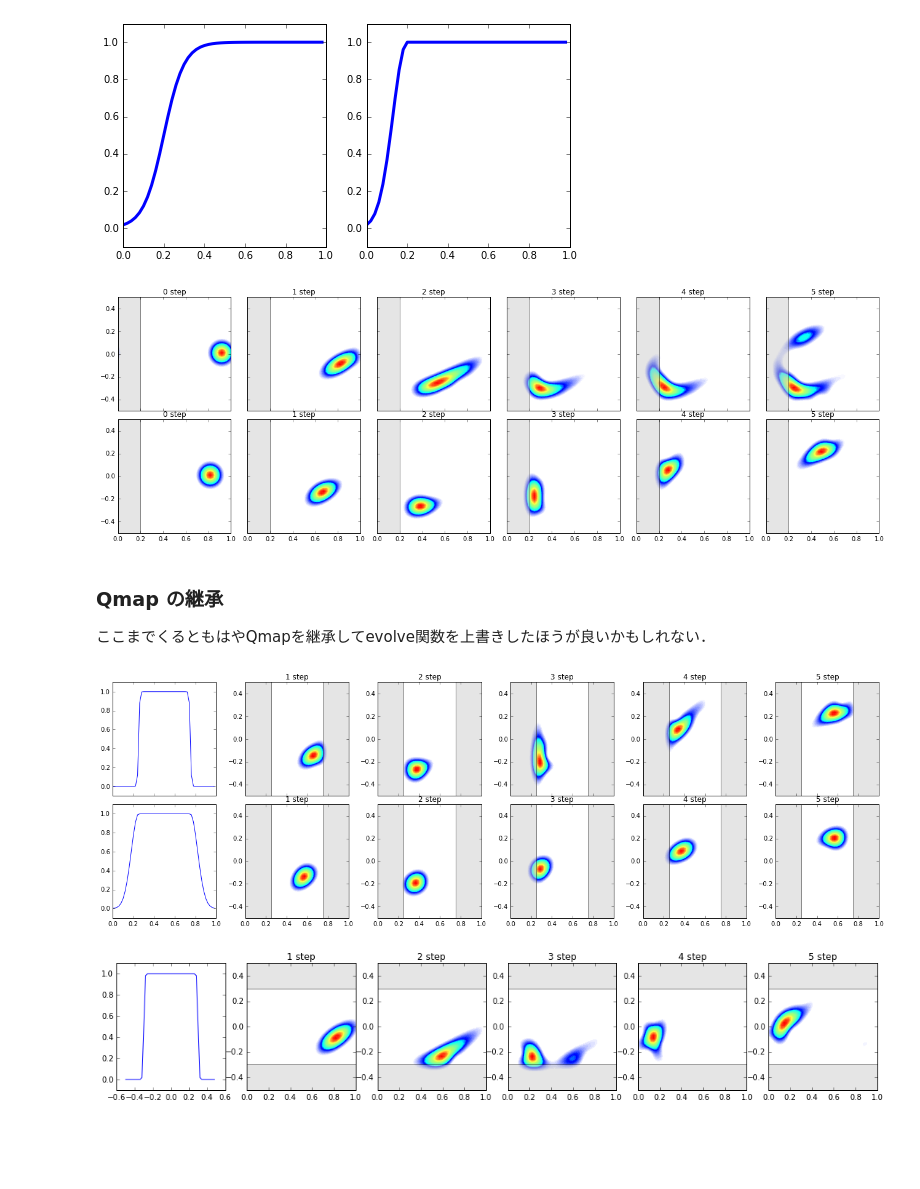
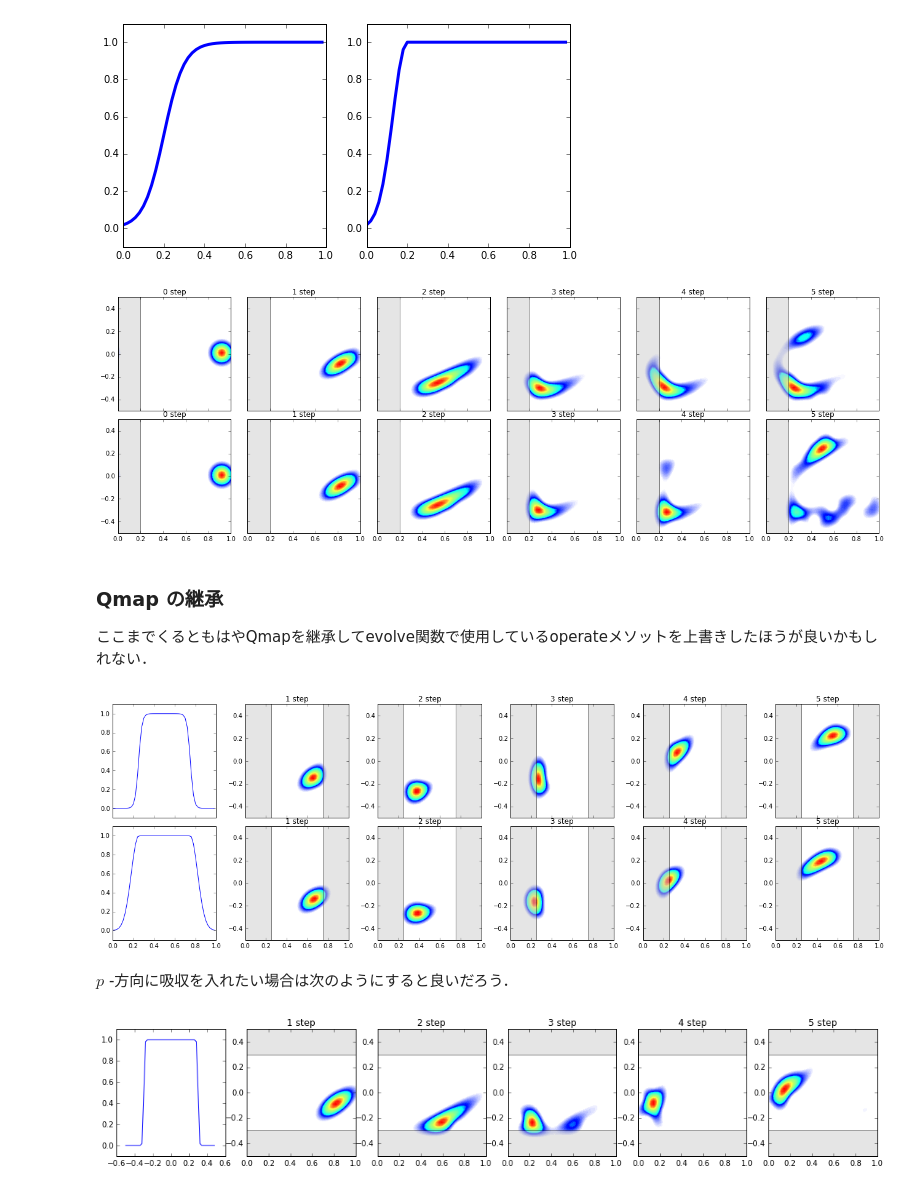
Before and after one commit to hanada-yasutaka/SimpleQmap, a Jupyter notebook: docs/tutorial/nonuni.ipynb, the cells around one changed output. Drawn from its saved outputs; the diff is of its cells as text; code cells hidden in the pictures; blank space fills up the shorter version.

```diff
--- a/docs/tutorial/nonuni.ipynb
+++ b/docs/tutorial/nonuni.ipynb
@@ -48,7 +48,7 @@ for i in range(0,tmax):
     qmap.evolve() # calculate: | psi_1 > = U | psi_0 > then  |phi_0> = |phi_1>
 
 ## ------ open system -------
-state = qmap.getState().cs(0.8,0.0)
+state = qmap.getState().cs(0.9,0.0)
 qmap.setInit(state) # set intial condition
 
 abs_border = 0.2
@@ -132,39 +132,39 @@ for i in range(0,tmax):
     x,y,z = state.hsmrep()
     axs[0][i].contourf(x,y,z, 100, cmap=sq.utility.hsm_cmap)
     axs[0][i].set_title("%d step" % i)
     axs[0][i].axvspan(0, abs_border, facecolor='0.8', alpha=0.5)
     qmap.evolve() # calculate: | psi_1 > = U | psi_0 > then  |phi_0> = |phi_1>
     state = qmap.getOut() # return | phi_1>
     state = absfunc*state
     qmap.setInit(state)
 
 ## -- sharp absorber
 
-state = qmap.getState().cs(0.8,0.0)
+state = qmap.getState().cs(0.9,0.0)
 qmap.setInit(state) # set intial condition
 abs_border = 0.2
 beta = 100
 absfunc = tanh_abs(state.x[0], abs_border,beta)
 for i in range(0,tmax):
     state = qmap.getIn() # return | phi_0>
     x,y,z = state.hsmrep()
     axs[1][i].contourf(x,y,z, 100, cmap=sq.utility.hsm_cmap)
     axs[1][i].set_title("%d step" % i)
     axs[1][i].axvspan(0, abs_border, facecolor='0.8', alpha=0.5)
     qmap.evolve() # calculate: | psi_1 > = U | psi_0 > then  |phi_0> = |phi_1>
     state = qmap.getOut() # return | phi_1>
     state = absfunc*state
     qmap.setInit(state)
 
 
 fig.tight_layout(h_pad=0)
 plt.show()
 # %% [output]
-[figure, old version]
+[figure, new version]
 # %% [markdown]
 ### Qmap の継承
 
-ここまでくるともはやQmapを継承してevolve関数を上書きしたほうが良いかもしれない．
+ここまでくるともはやQmapを継承してevolve関数で使用しているoperateメソットを上書きしたほうが良いかもしれない．
 # %%
 import SimpleQmap as sq
 import numpy as np
@@ -212,7 +212,7 @@ fig, axs = plt.subplots(2,6,figsize=(6*3,3*2),sharex=True,sharey=False)
 
 abs_x1= 0.25
 abs_x2 = 0.75
-beta=100
+beta=30
 absfunc = tanh_abs(state.x[0], abs_x1, abs_x2, beta)
 qmap.set_absorber(absfunc)
 for i in range(0,tmax):
@@ -230,7 +230,7 @@ for i in range(0,tmax):
     qmap.evolve()
 
 ## ------ exp absorber  -------
-state = qmap.getState().cs(0.7,0.0)
+state = qmap.getState().cs(0.8,0.0)
 qmap.setInit(state) # set intial condition
 beta,alpha = 200,0.01
 absfunc = exp_abs(state.x[0], abs_x1,abs_x2, alpha,beta)
@@ -254,7 +254,9 @@ for i in range(0,tmax):
 fig.tight_layout(h_pad=0)
 plt.show()
 # %% [output]
-[figure, old version]
+[figure, new version]
+# %% [markdown]
+$p$ -方向に吸収を入れたい場合は次のようにすると良いだろう．
 # %%
 class OpenQmap(sq.Qmap):
     def set_absorber(self, absorber):
```
Also changed, not shown: parts of 1 cell of this notebook, 52 other files.
